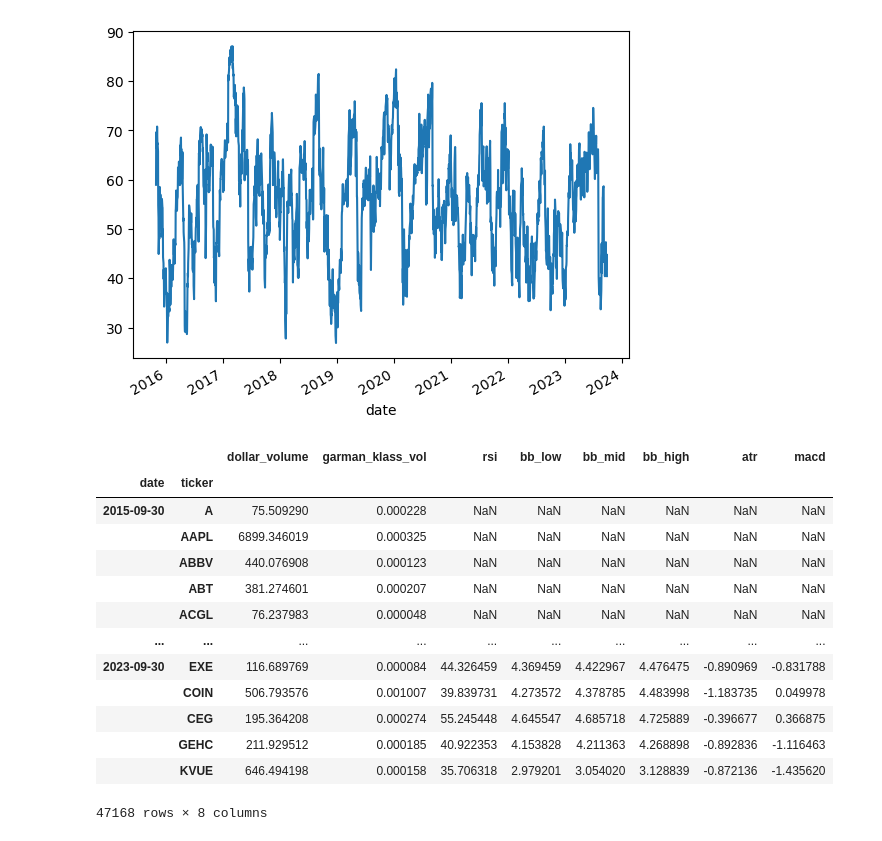
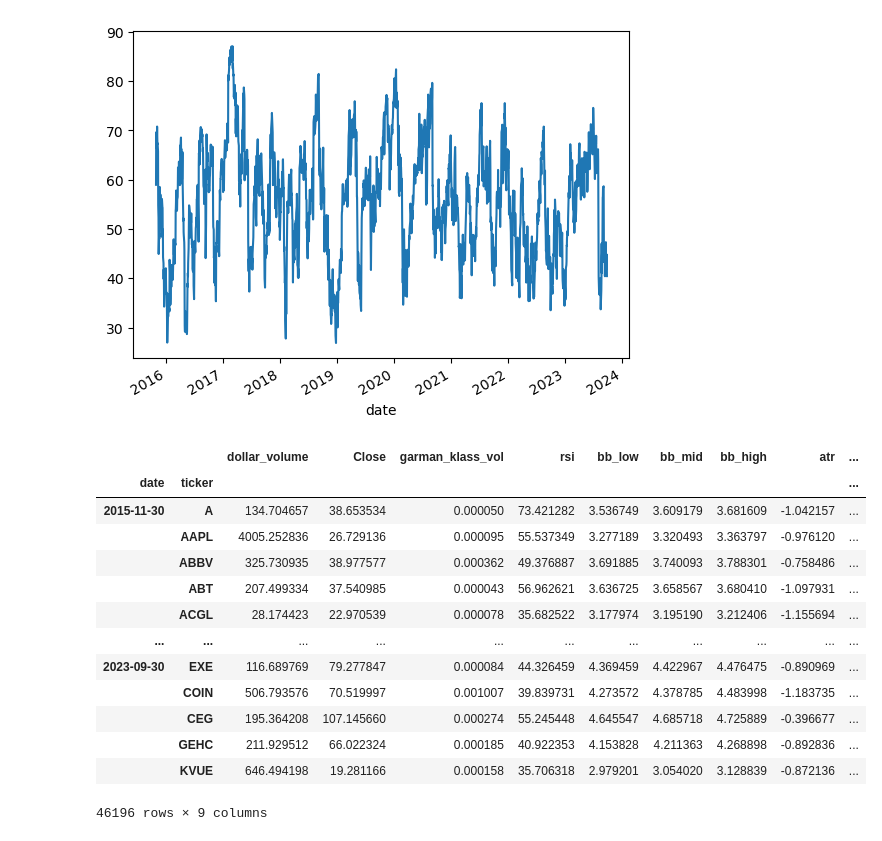
Before and after one commit to GeordieJones/financePython, a Jupyter notebook: backTesting_practice/S&P_optimizer.ipynb, the cells around one changed output. Drawn from its saved outputs; the diff is of its cells as text; code cells hidden in the pictures.

```diff
--- a/backTesting_practice/S&P_optimizer.ipynb
+++ b/backTesting_practice/S&P_optimizer.ipynb
@@ -82,23 +82,25 @@ df.xs('AAPL', level=1)['rsi'].plot()
 <Axes: xlabel='date'>
 [figure]
 # %%
-last_cols = [c for c in df.columns.unique(0) if c not in ['dollar_volume','Volume', 'Open', 'High','Low', 'Close', 'Adj Close']]
+last_cols = [c for c in df.columns.unique(0) if c not in ['dollar_volume','Volume', 'Open', 'High','Low', 'Adj Close']]
 
-pd.concat([df.unstack('ticker')['dollar_volume'].resample('M').mean().stack('ticker').to_frame('dollar_volume')
+data = pd.concat([df.unstack('ticker')['dollar_volume'].resample('M').mean().stack('ticker').to_frame('dollar_volume')
         ,df.unstack()[last_cols].resample('M').last().stack('ticker')],
-        axis=1)
+        axis=1).dropna()
+
+data
 # %% [output]
-|  |  | dollar_volume | garman_klass_vol | rsi | bb_low | bb_mid | bb_high | atr | macd |
-| date | ticker |  |  |  |  |  |  |  |  |
-| 2015-09-30 | A | 75.509290 | 0.000228 | NaN | NaN | NaN | NaN | NaN | NaN |
-|  | AAPL | 6899.346019 | 0.000325 | NaN | NaN | NaN | NaN | NaN | NaN |
-|  | ABBV | 440.076908 | 0.000123 | NaN | NaN | NaN | NaN | NaN | NaN |
-|  | ABT | 381.274601 | 0.000207 | NaN | NaN | NaN | NaN | NaN | NaN |
-|  | ACGL | 76.237983 | 0.000048 | NaN | NaN | NaN | NaN | NaN | NaN |
-| ... | ... | ... | ... | ... | ... | ... | ... | ... | ... |
-| 2023-09-30 | EXE | 116.689769 | 0.000084 | 44.326459 | 4.369459 | 4.422967 | 4.476475 | -0.890969 | -0.831788 |
-|  | COIN | 506.793576 | 0.001007 | 39.839731 | 4.273572 | 4.378785 | 4.483998 | -1.183735 | 0.049978 |
-|  | CEG | 195.364208 | 0.000274 | 55.245448 | 4.645547 | 4.685718 | 4.725889 | -0.396677 | 0.366875 |
-|  | GEHC | 211.929512 | 0.000185 | 40.922353 | 4.153828 | 4.211363 | 4.268898 | -0.892836 | -1.116463 |
-|  | KVUE | 646.494198 | 0.000158 | 35.706318 | 2.979201 | 3.054020 | 3.128839 | -0.872136 | -1.435620 |
+|  |  | dollar_volume | Close | garman_klass_vol | rsi | bb_low | bb_mid | bb_high | atr | ... |
+| date | ticker |  |  |  |  |  |  |  |  | ... |
+| 2015-11-30 | A | 134.704657 | 38.653534 | 0.000050 | 73.421282 | 3.536749 | 3.609179 | 3.681609 | -1.042157 | ... |
+|  | AAPL | 4005.252836 | 26.729136 | 0.000095 | 55.537349 | 3.277189 | 3.320493 | 3.363797 | -0.976120 | ... |
+|  | ABBV | 325.730935 | 38.977577 | 0.000362 | 49.376887 | 3.691885 | 3.740093 | 3.788301 | -0.758486 | ... |
+|  | ABT | 207.499334 | 37.540985 | 0.000043 | 56.962621 | 3.636725 | 3.658567 | 3.680410 | -1.097931 | ... |
+|  | ACGL | 28.174423 | 22.970539 | 0.000078 | 35.682522 | 3.177974 | 3.195190 | 3.212406 | -1.155694 | ... |
+| ... | ... | ... | ... | ... | ... | ... | ... | ... | ... | ... |
+| 2023-09-30 | EXE | 116.689769 | 79.277847 | 0.000084 | 44.326459 | 4.369459 | 4.422967 | 4.476475 | -0.890969 | ... |
+|  | COIN | 506.793576 | 70.519997 | 0.001007 | 39.839731 | 4.273572 | 4.378785 | 4.483998 | -1.183735 | ... |
+|  | CEG | 195.364208 | 107.145660 | 0.000274 | 55.245448 | 4.645547 | 4.685718 | 4.725889 | -0.396677 | ... |
+|  | GEHC | 211.929512 | 66.022324 | 0.000185 | 40.922353 | 4.153828 | 4.211363 | 4.268898 | -0.892836 | ... |
+|  | KVUE | 646.494198 | 19.281166 | 0.000158 | 35.706318 | 2.979201 | 3.054020 | 3.128839 | -0.872136 | ... |
-47168 rows × 8 columns
+46196 rows × 9 columns
```
Also changed, not shown: parts of 2 cells of this notebook.
